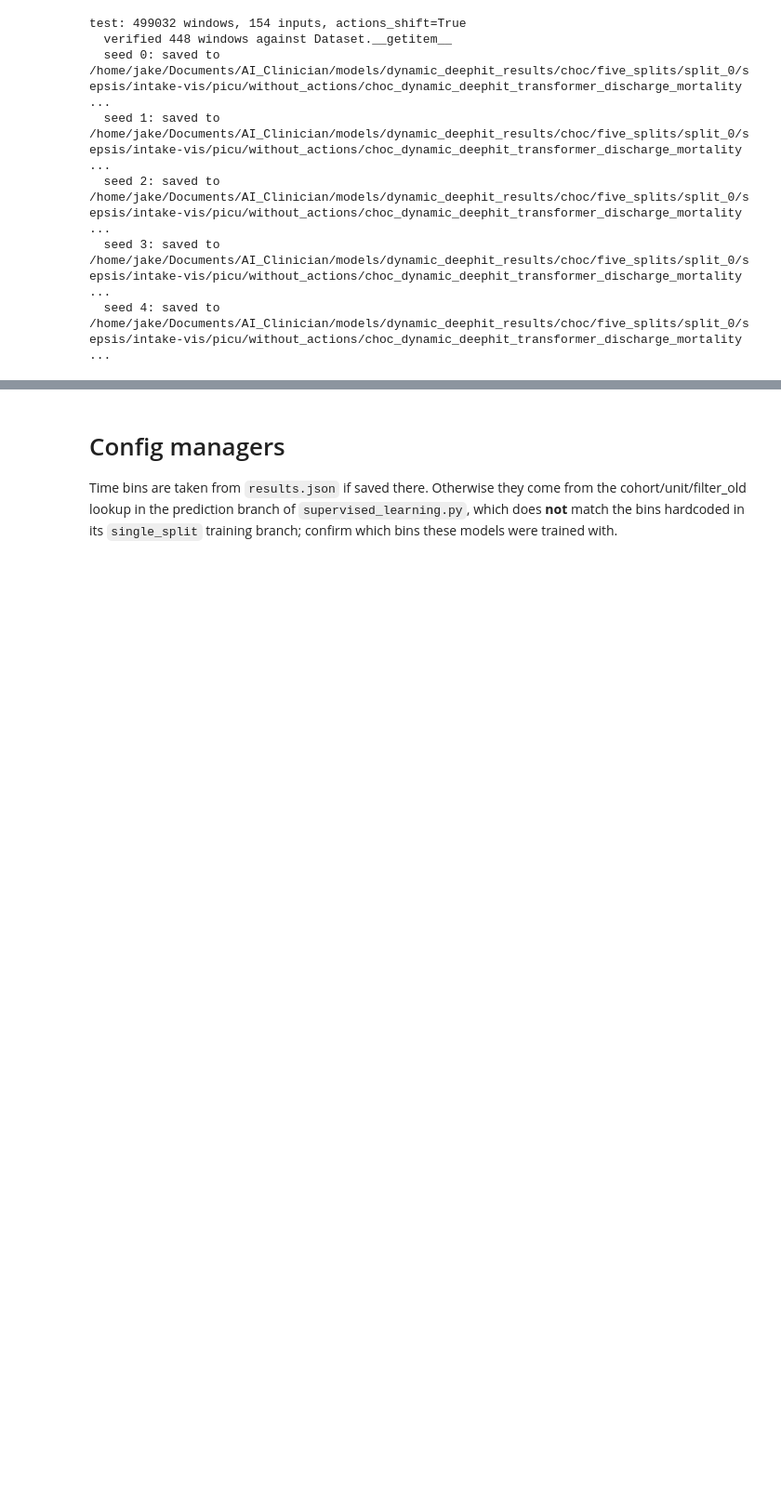
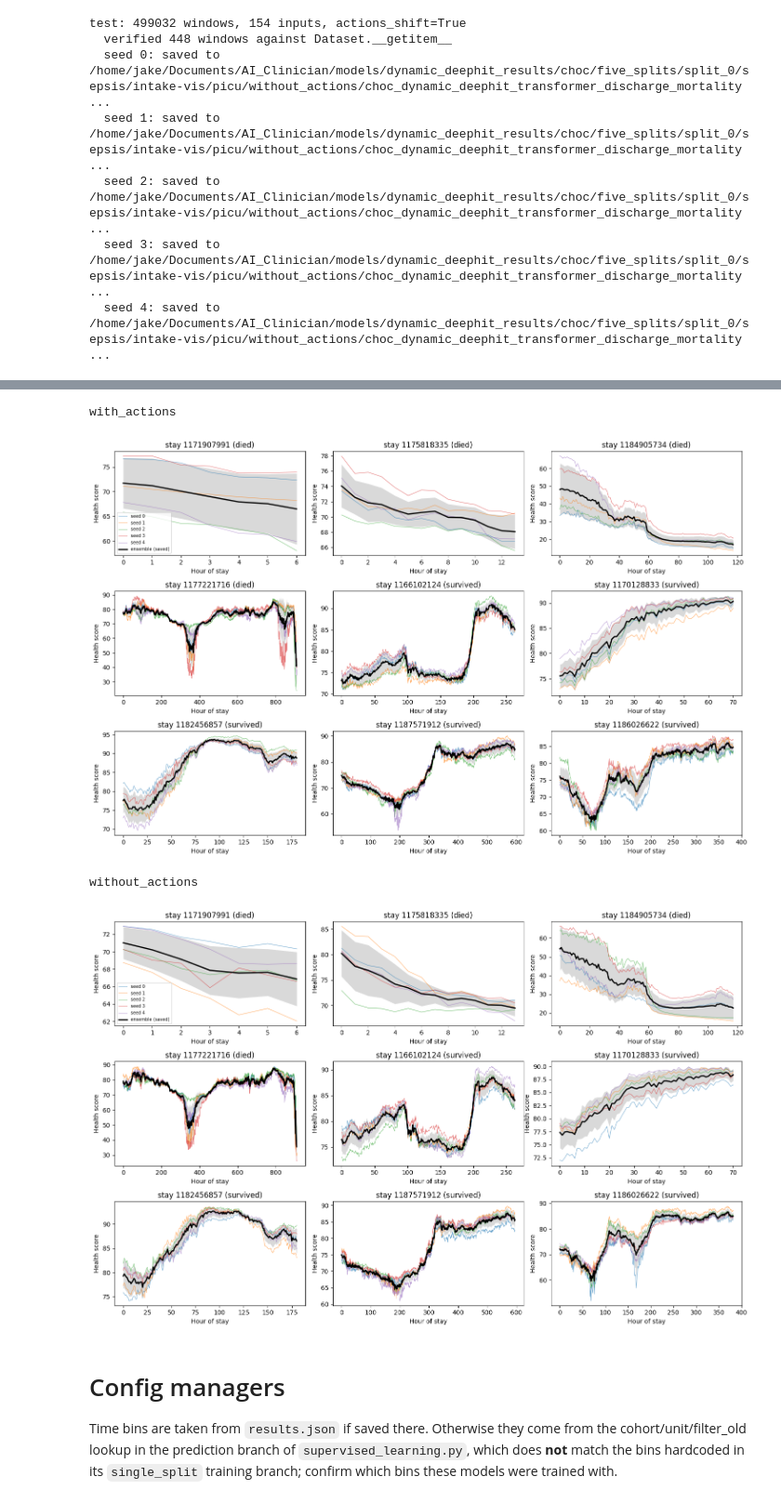
Before and after one commit to jakeormond/ai_clinician_pediatric_rl, a Jupyter notebook: src/supervised_learning/evaluate_dynamic_deephit_final_seeds.ipynb, the cells around one changed output, grey strips where cells are left out. Shown at 93% size. Cells and saved outputs as stored; diff of their text form; code cells hidden in the pictures; blank space fills up the shorter version.

```diff
--- a/src/supervised_learning/evaluate_dynamic_deephit_final_seeds.ipynb
+++ b/src/supervised_learning/evaluate_dynamic_deephit_final_seeds.ipynb
@@ -188,0 +278,5 @@ Prediction plot for patient 1185471147 saved to /home/jake/Documents/AI_Clinicia
+# %%
+# Build the seed-averaged health score for every split
+for actions in actions_included:
+    for split in ["train", "val", "test"]:
+        eval_ddh.build_ensemble_health_score(ddh_models[actions], split, processors[split])
@@ -188,0 +293,8 @@ Prediction plot for patient 1185471147 saved to /home/jake/Documents/AI_Clinicia
+# %%
+for actions in actions_included:
+    out_dir = eval_ddh.ensemble_dir(ddh_models[actions])
+    for split in ["train", "val", "test"]:
+        ens = eval_ddh.load_ensemble_health_score(eval_ddh.prediction_path(out_dir, split))
+        n_rows = ens["index_ptr"][-1]
+        print(f"{actions:16s} {split:5s} rows={n_rows:7d}  health_score={ens['health_score'].shape}  "
+              f"seeds={list(ens['attr_seeds'])}  matches rows: {len(ens['health_score']) == n_rows}")
@@ -189,3 +308,22 @@ Prediction plot for patient 1185471147 saved to /home/jake/Documents/AI_Clinicia
+# %%
+N_STAYS = 9
+for actions in actions_included:
+    hs_by_seed, meta = eval_ddh.load_health_scores(ddh_models[actions], split="test")
+    out_dir = eval_ddh.ensemble_dir(ddh_models[actions])
+    ensemble = eval_ddh.load_ensemble_health_score(eval_ddh.prediction_path(out_dir, "test"))
+
+    fig = eval_ddh.plot_seed_trajectories(
+        hs_by_seed, meta, dataset=processors["test"], ensemble=ensemble,
+        n_stays=N_STAYS, rng_seed=0,
+        save_path=os.path.join(out_dir, "seed_trajectories_with_ensemble_test.png"),
+    )
+    print(actions)
+    display(fig)
+# %% [output]
+with_actions
+[figure, added]
+without_actions
+[figure, added]
 # %% [markdown]
 # Config managers
 Time bins are taken from `results.json` if saved there. Otherwise they come from the cohort/unit/filter_old lookup in the prediction branch of `supervised_learning.py`, which does **not** match the bins hardcoded in its `single_split` training branch; confirm which bins these models were trained with.
```
Also changed, not shown: parts of 10 cells of this notebook, 7 other files.
